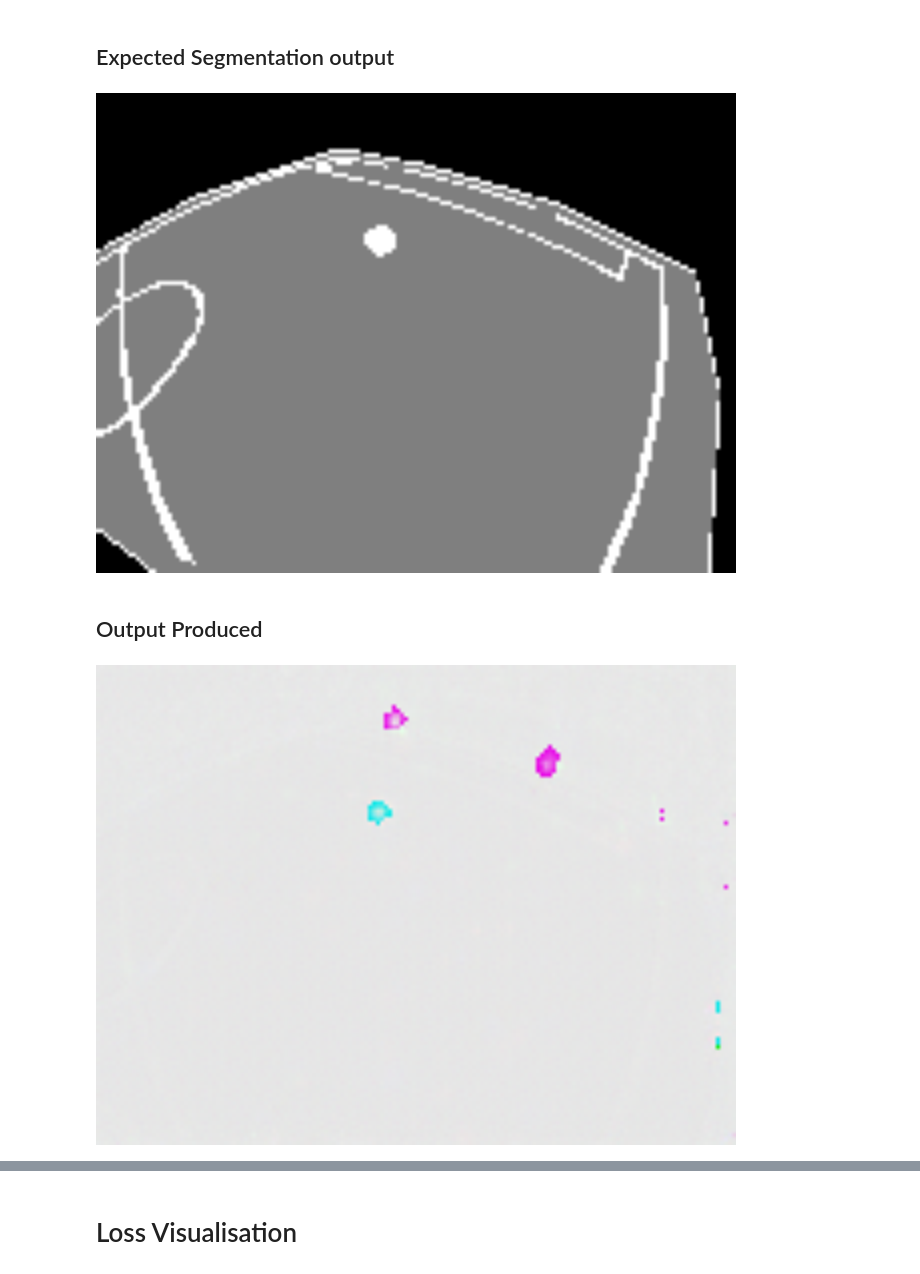
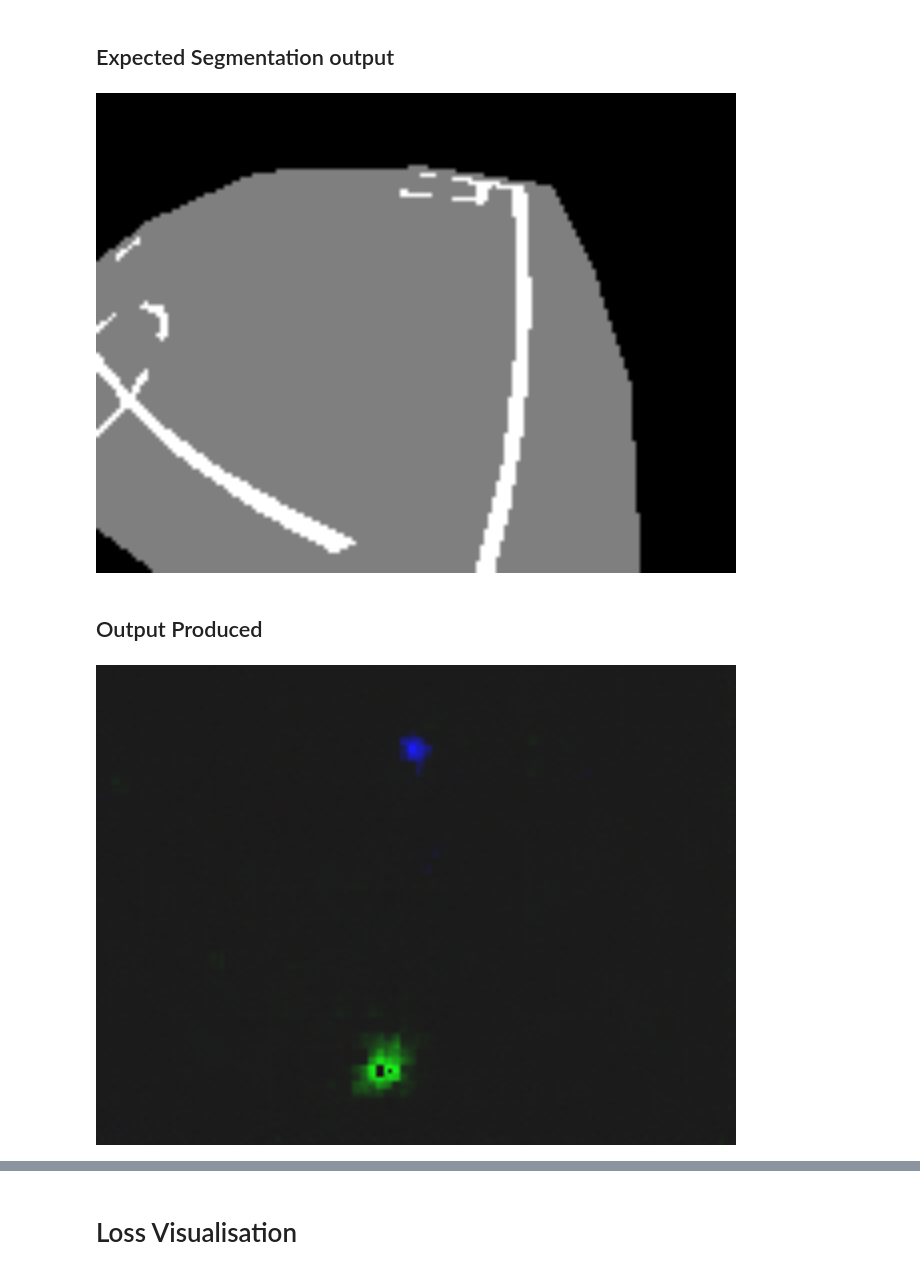
Before and after one commit to aakash2121995/Cuda-Vision-Lab, a Jupyter notebook: Project/Training-RGB-New .ipynb, the cells around one changed output, grey strips where cells are left out. Drawn from its saved outputs; the diff is of its cells as text; code cells hidden in the pictures.

```diff
--- a/Project/Training-RGB-New .ipynb
+++ b/Project/Training-RGB-New .ipynb
@@ -88,9 +108,5 @@ train_seg_dataset, test_seg_dataset = torch.utils.data.random_split(dataset_seg,
 train_seg_loader = torch.utils.data.DataLoader(dataset=train_seg_dataset,
                                batch_size=batch_size,
                                shuffle=True)
-# %%
-val_seg_loader = torch.utils.data.DataLoader(dataset=test_seg_dataset,
-                               batch_size=batch_size,
-                               shuffle=False)
 # %% [markdown]
 # Optimiser and Network objects
@@ -139,0 +298,31 @@ def total_variation_loss(y):
+# %%
+def get_seg_metric(loader,writeTensorFlow=False, epoch=0,mode='Validation'):
+
+    nimbro_net.eval()
+    # initialising counts for true count, correct count and predicted count respectively
+    class_accuracy = {'Background':[0,0,0],'Field':[0,0,0],'Line':[0,0,0]}
+
+    for k,(images, target) in enumerate(loader):
+
+        images = images.cuda()
+
+        seg,_ = nimbro_net(images)
+        seg_classes = seg.cpu().argmax(1)
+
+        for label,class_ in enumerate(class_accuracy):
+            class_accuracy[class_][0] += (target == label).sum().item()  # True Count
+            class_accuracy[class_][1] += ((target == label) & (seg_classes == label) ) .sum().item() # Correct Count
+            class_accuracy[class_][2] += (seg_classes == label).sum().item() # Predicted Count
+
+    # For average calculation
+    iou_sum = 0
+    accuracy_sum = 0
+
+    for label,val in class_accuracy.items():
+        if writeTensorFlow:
+            writer.add_scalar(f'{mode} {label} Accuracy', val[1]/val[0],epoch)
+            writer.add_scalar(f'{mode} {label} IOU', val[1]/(val[0]+val[2]-val[1]),epoch)
+        print(f'{label}    \tAccuracy:{val[1]/val[0]:.3f},   \tIoU:{val[1]/(val[0]+val[2]-val[1]):.3f}')
+        accuracy_sum += val[1]/val[0]
+        iou_sum += val[1]/(val[0]+val[2]-val[1])
+    print(f'Average Accuracy {accuracy_sum/3:.3f}, Average IoU:{iou_sum/3:.3f}')
@@ -141,7 +385,7 @@ def total_variation_loss(y):
 from torch.utils.tensorboard import SummaryWriter
 
 # default `log_dir` is "runs" - we'll be more specific here
-writer = SummaryWriter('runs/nimbro_experiment_6')
+writer = SummaryWriter('runs_final/nimbro_experiment_4')
 # %%
 train_losses = []
 val_losses = []
@@ -285,8 +514,8 @@ iter_
 # Sample Result from Segmentation Test Set
 # %%
 nimbro_net.eval()
-i=12
-ds = test_seg_dataset
+i=900
+ds = train_seg_dataset
 # %% [markdown]
 ## Input Image (un-normailised)
 # %%
@@ -296,17 +525,18 @@ TF.to_pil_image(invTrans(ds[i][0]))
 # %% [markdown]
 ## Expected Segmentation output
 # %%
+nimbro_net.eval()
 TF.resize(TF.to_pil_image(ds[i][1]/2),(480,640))
 # %% [output]
-[figure, old version]
+[figure, new version]
 # %% [markdown]
 ## Output Produced
 # %%
 seg,blob = nimbro_net(ds[i][0].unsqueeze(0).cuda())
 # %%
-TF.resize(TF.to_pil_image(blob.cpu()[0]-0.1),(480,640))
+TF.resize(TF.to_pil_image(blob.cpu()[0]-0.9),(480,640))
 # %% [output]
-[figure, old version]
+[figure, new version]
 # %%
 TF.resize(TF.to_pil_image(seg.cpu()[0].argmax(0)/2.0),(480,640))
 # %% [output]
```
Also changed, not shown: parts of 69 cells of this notebook, 2 other files.
